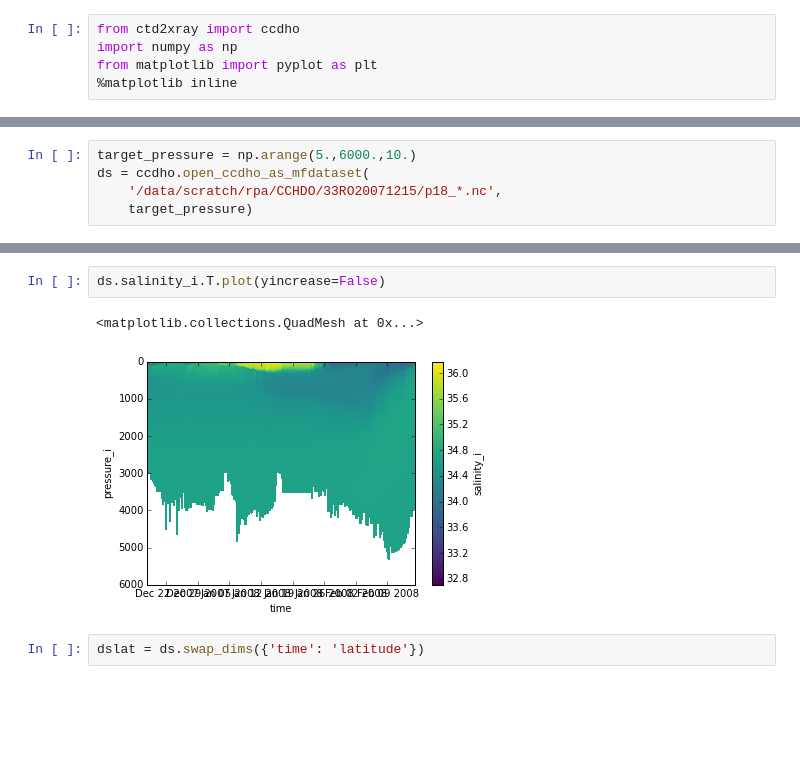
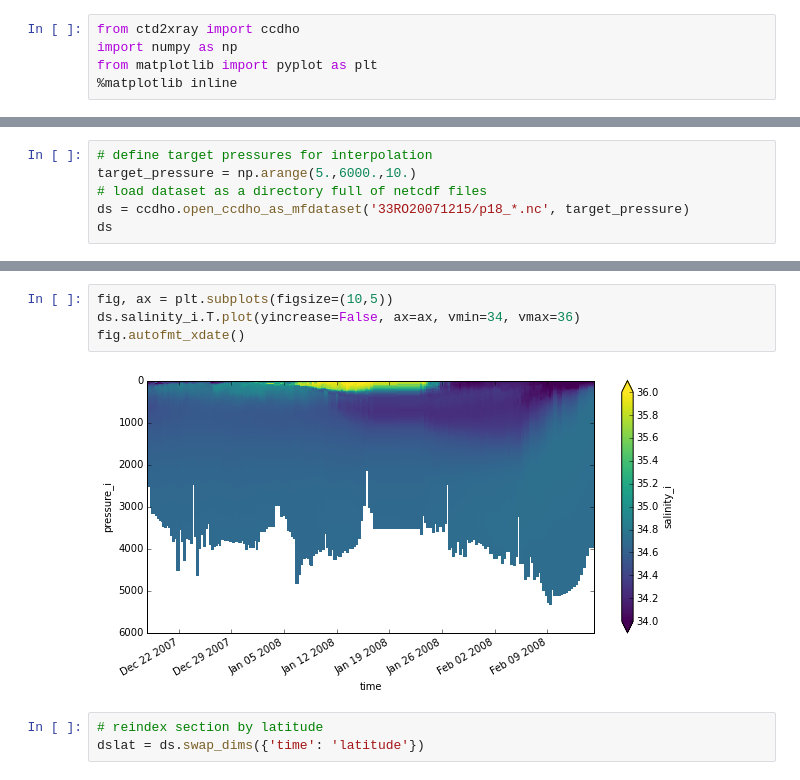
Before and after one commit to rabernat/ctd2xray, a Jupyter notebook: example.ipynb, the cells around one changed output, grey strips where cells are left out. Saved outputs shown, nothing was run; the diff lists cells and outputs as text; blank space fills up the shorter version.

```diff
--- a/example.ipynb
+++ b/example.ipynb
@@ -6,5 +15,6 @@ from matplotlib import pyplot as plt
 # %%
+# define target pressures for interpolation
 target_pressure = np.arange(5.,6000.,10.)
-ds = ccdho.open_ccdho_as_mfdataset(
-    '/data/scratch/rpa/CCHDO/33RO20071215/p18_*.nc',
-    target_pressure)
+# load dataset as a directory full of netcdf files
+ds = ccdho.open_ccdho_as_mfdataset('33RO20071215/p18_*.nc', target_pressure)
+ds
@@ -11,7 +39,9 @@ ds = ccdho.open_ccdho_as_mfdataset(
-# %%
-ds.salinity_i.T.plot(yincrease=False)
-# %% [output]
-<matplotlib.collections.QuadMesh at 0x...>
-[figure, removed]
+# %%
+fig, ax = plt.subplots(figsize=(10,5))
+ds.salinity_i.T.plot(yincrease=False, ax=ax, vmin=34, vmax=36)
+fig.autofmt_xdate()
+# %% [output]
+[figure, added]
 # %%
+# reindex section by latitude
 dslat = ds.swap_dims({'time': 'latitude'})
```
Also changed, not shown: parts of 4 cells of this notebook, 1 other file.
